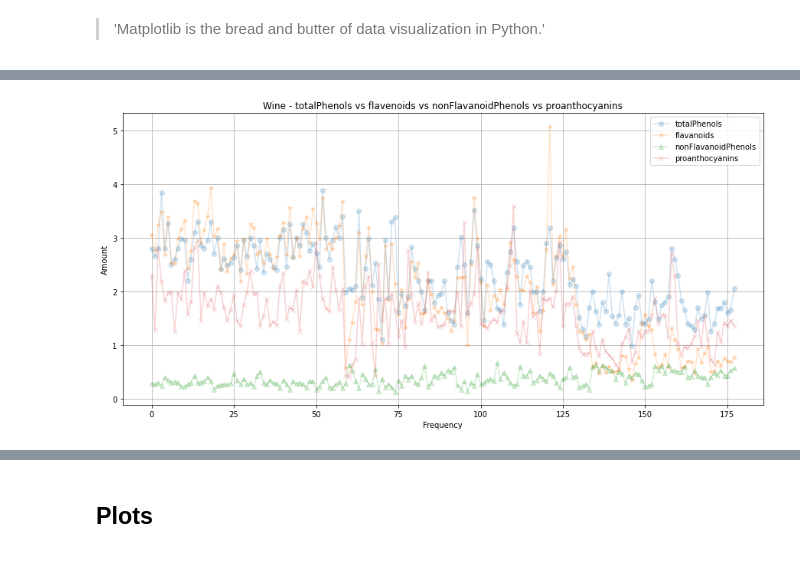
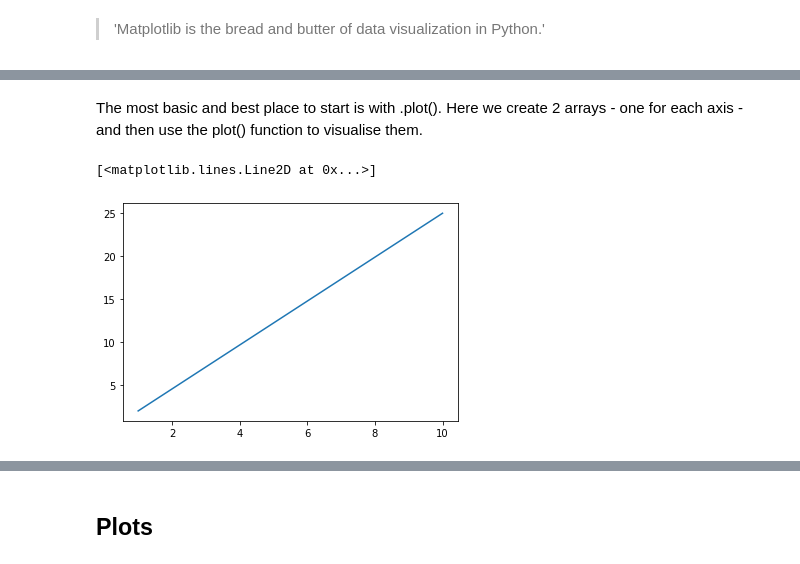
Before and after one commit to Caoimhinv/Fundamentals_Assessment, a Jupyter notebook: pyplot.ipynb, the cells around one changed output, grey strips where cells are left out. Cells and saved outputs as stored; diff of their text form; code cells hidden in the pictures.

Commit message:
complete overhaul on pyplot

```diff
--- a/pyplot.ipynb
+++ b/pyplot.ipynb
@@ -107,28 +32,0 @@ plt.show()
-# %%
-# Ex. 1
-# Create a figure and an axes with pyplot.subplots()
-fig,axs = plt.subplots(figsize=(15,7))
-
-data1 = df['sulphates']
-data2 = df['volatile acidity']
-data3 = df['citric acid']
-
-# plots the data of each variable
-# specifies the 'marker' for each
-axs.plot(data1,marker="o", label='sulphates', alpha=0.2)
-axs.plot(data2,marker="*", label='volatile acidity', alpha=0.2)
-axs.plot(data3,marker="^", label='citric acid', alpha=0.2)
-# x and y labels
-
-axs.set_xlabel("Frequency")
-axs.set_ylabel("Amount")
-# creates an overall table
-axs.set_title("Wine - sulpahtes vs volatile acidity vs citric acid")
-# creates a background grid
-axs.grid("on")
-# creates a legend
-plt.legend()
-# defines the colour scheme
-plt.rcParams['image.cmap']='jet'
-# creates the plot
-plt.show()
@@ -174,32 +33,14 @@ plt.show()
-# %%
-# Ex. 1
-# Create a figure and an axes with pyplot.subplots()
-fig,axs = plt.subplots(figsize=(15,7))
-
-data1 = df_wine2['totalPhenols']
-data2 = df_wine2['flavanoids']
-data3 = df_wine2['nonFlavanoidPhenols']
-data4 = df_wine2['proanthocyanins']
-
-# plots the data of each variable
-# specifies the 'marker' for each
-axs.plot(data1,marker="o", label='totalPhenols', alpha=0.2)
-axs.plot(data2,marker="*", label='flavanoids', alpha=0.2)
-axs.plot(data3,marker="^", label='nonFlavanoidPhenols', alpha=0.2)
-axs.plot(data4,marker="x", label='proanthocyanins', alpha=0.2)
-# x and y labels
-
-axs.set_xlabel("Frequency")
-axs.set_ylabel("Amount")
-# creates an overall table
-axs.set_title("Wine - totalPhenols vs flavenoids vs nonFlavanoidPhenols vs proanthocyanins")
-# creates a background grid
-axs.grid("on")
-# creates a legend
-plt.legend()
-# defines the colour scheme
-# plt.rcParams['image.cmap']='jet'
-# creates the plot
-plt.show()
-# %% [output]
-[figure, removed]
+# %% [markdown]
+The most basic and best place to start is with .plot(). Here we create 2 arrays - one for each axis - and then use the plot() function to visualise them.
+# %%
+# x axis is an array of 1 and 10
+x = np.array([1,10])
+
+# y axis is an array of 1 and 100
+y = np.array([2,25])
+
+# creates the plot
+plt.plot(x, y)
+# %% [output]
+[<matplotlib.lines.Line2D at 0x...>]
+[figure, added]
```
Also changed, not shown: parts of 36 cells of this notebook.
